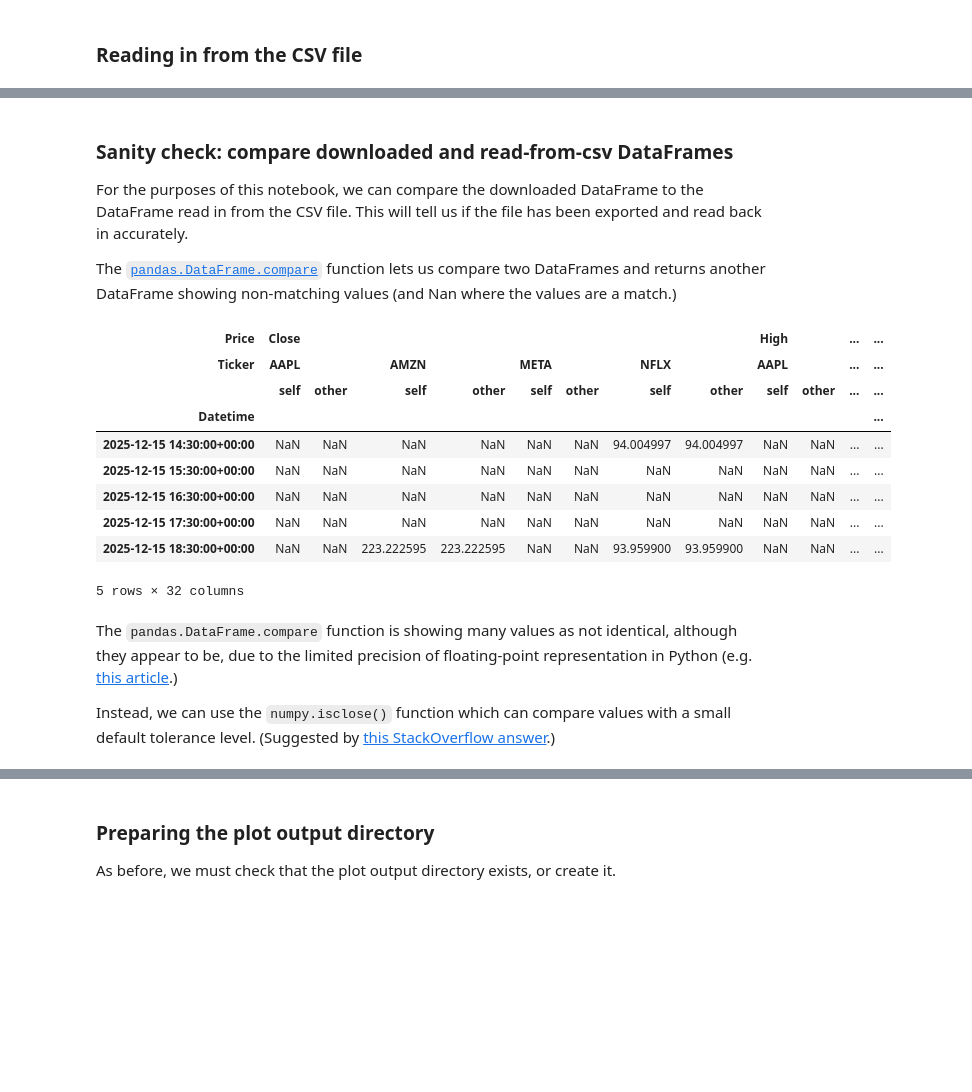
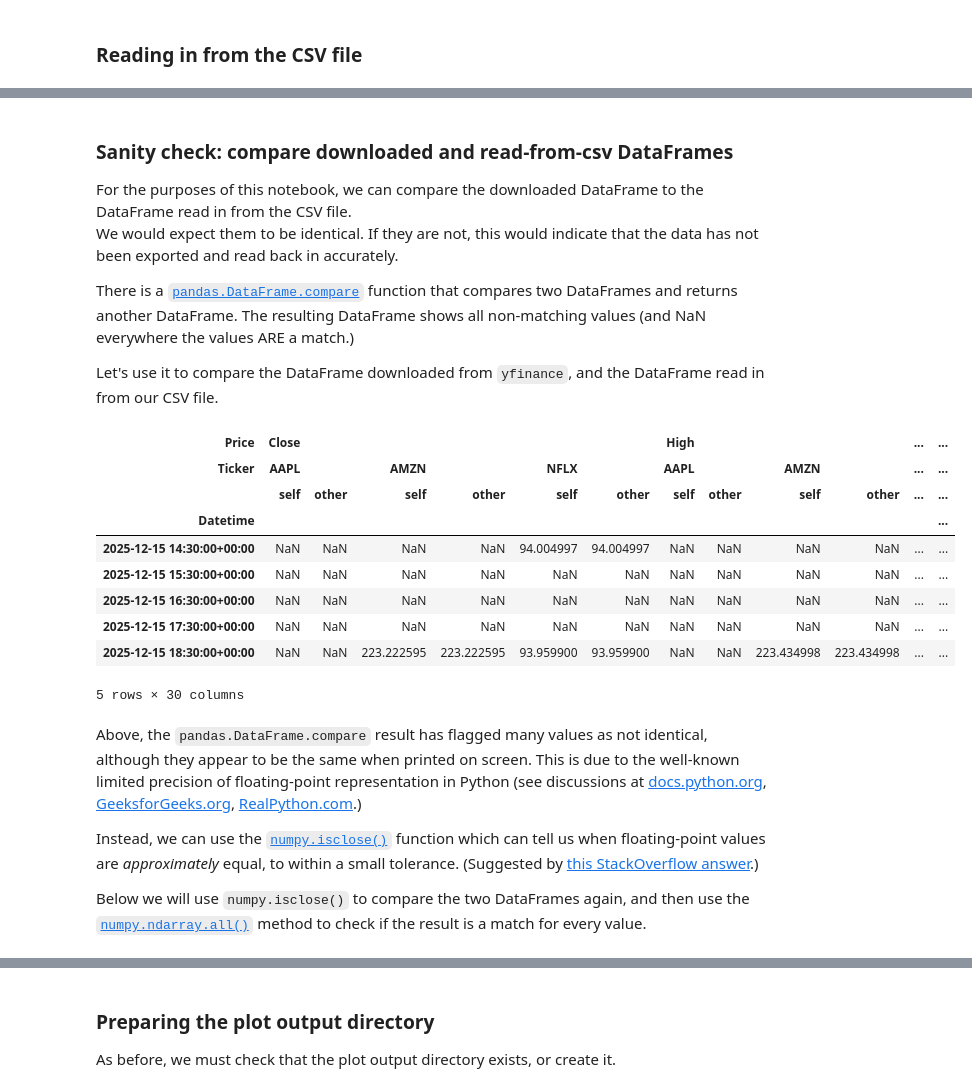
Before and after one commit to SuColl/computer-infrastructure-assessment, a Jupyter notebook: problems.ipynb, the cells around one changed output, grey strips where cells are left out. Saved outputs shown, nothing was run; the diff lists cells and outputs as text; code cells hidden in the pictures; blank space fills up the shorter version.

```diff
--- a/problems.ipynb
+++ b/problems.ipynb
@@ -195,7 +205,9 @@ Approach:
 # %%
 # Function to get the latest valid data file, using filename
 def get_latest_valid_file(directory):
-    """Return the file in a directory with the latest timestamp in the filename."""
+    """Return the file in a directory with the latest timestamp in the
+    filename.
+    """
 
     # List the files in the data_read directory
     files_in_directory = os.listdir(directory)
@@ -210,8 +222,8 @@ def get_latest_valid_file(directory):
     # Create empty list to hold matching filenames
     files_match_pattern= []
 
-    # Iterate through the files in the data_read directory and get the ones with
-    # filenames matching the pattern
+    # Iterate through the files in the data_read directory and get the
+    # ones with filenames matching the pattern
     for file in files_in_directory:
         if re.match(search_pattern, file):
             # If a filename matches the regex string, add it to the new list
@@ -238,16 +250,22 @@ Directory data/ contains 17 files with appropriate filenames: the latest one is
 ### Reading in from the CSV file
 # %%
 def read_stock_data_from_csv(file):
-    """Read stock data from a CSV file that was written from a yfinance download."""
+    """Read stock data from a CSV file that was written from a
+    yfinance download.
+    """
 
     # Reading DataFrame from CSV file using pandas.read_csv()
     # (Ref: https://pandas.pydata.org/docs/reference/api/pandas.read_csv.html).
     # Parameters:
-    # header=[0,1] - The first two rows of the CSV file contain MultiIndex header information,
-    # index_col=0 - I want column 0, the dates, to be the index of the resulting DataFrame,
-    # parse_dates=[0] - I want the index values to be parsed as dates (i.e. as datetime objects.)
+    # header=[0,1] - The first two rows of the CSV file contain
+    # MultiIndex header information,
+    # index_col=0 - I want column 0, the dates, to be the index of the
+    # resulting DataFrame,
+    # parse_dates=[0] - I want the index values to be parsed as dates
+    # (i.e. as datetime objects.)
     # (adapted from https://stackoverflow.com/a/37453925)
-    dataframe_read = pd.read_csv(file, header=[0,1], index_col=0, parse_dates=[0])
+    dataframe_read = pd.read_csv(file, header=[0,1],
+                                index_col=0, parse_dates=[0])
 
     # Print info to let the user know what has been done
     print(f"Read in: {file}")
@@ -255,9 +273,9 @@ def read_stock_data_from_csv(file):
     # Return the new DataFrame
     return dataframe_read
 
-
 # Run this function
 df_to_plot = read_stock_data_from_csv(data_read_dir + data_read_filename)
+
 # Look at the first 5 rows of the read-in DataFrame.
 df_to_plot.head(5)
 # %% [output]
@@ -274,31 +292,37 @@ Read in: data/20251219-170247.csv
 # %% [markdown]
 ### Sanity check: compare downloaded and read-from-csv DataFrames
 For the purposes of this notebook, we can compare the downloaded DataFrame to
-the DataFrame read in from the CSV file. This will tell us if the file has been
+the DataFrame read in from the CSV file.
+We would expect them to be identical.
+If they are not, this would indicate that the data has not been
 exported and read back in accurately.
 
-The [`pandas.DataFrame.compare`](https://pandas.pydata.org/docs/reference/api/pandas.DataFrame.compare.html)
-function lets us compare two DataFrames and returns another DataFrame showing
-non-matching values (and Nan where the values are a match.)
+There is a [`pandas.DataFrame.compare`](https://pandas.pydata.org/docs/reference/api/pandas.DataFrame.compare.html)
+function that compares two DataFrames and returns another DataFrame. The resulting DataFrame shows
+all non-matching values (and NaN everywhere the values ARE a match.)
+
+Let's use it to compare the DataFrame downloaded from `yfinance`, and the DataFrame read in from our CSV file.
 # %%
-# Comparing the downloaded and read-from-file DataFrames.
-df_to_plot.compare(df_downloaded).head()
+# Compare the downloaded and read-from-file DataFrames,
+# and show the first 5 rows.
+df_to_plot.compare(df_downloaded).head(5)
 # %% [output]
-| Price | Close |  |  |  |  |  |  |  | High |  | ... | ... |
-| Ticker | AAPL |  | AMZN |  | META |  | NFLX |  | AAPL |  | ... | ... |
+| Price | Close |  |  |  |  |  | High |  |  |  | ... | ... |
+| Ticker | AAPL |  | AMZN |  | NFLX |  | AAPL |  | AMZN |  | ... | ... |
 |  | self | other | self | other | self | other | self | other | self | other | ... | ... |
 | Datetime |  |  |  |  |  |  |  |  |  |  |  | ... |
-| 2025-12-15 14:30:00+00:00 | NaN | NaN | NaN | NaN | NaN | NaN | 94.004997 | 94.004997 | NaN | NaN | ... | ... |
+| 2025-12-15 14:30:00+00:00 | NaN | NaN | NaN | NaN | 94.004997 | 94.004997 | NaN | NaN | NaN | NaN | ... | ... |
 | 2025-12-15 15:30:00+00:00 | NaN | NaN | NaN | NaN | NaN | NaN | NaN | NaN | NaN | NaN | ... | ... |
 | 2025-12-15 16:30:00+00:00 | NaN | NaN | NaN | NaN | NaN | NaN | NaN | NaN | NaN | NaN | ... | ... |
 | 2025-12-15 17:30:00+00:00 | NaN | NaN | NaN | NaN | NaN | NaN | NaN | NaN | NaN | NaN | ... | ... |
-| 2025-12-15 18:30:00+00:00 | NaN | NaN | 223.222595 | 223.222595 | NaN | NaN | 93.959900 | 93.959900 | NaN | NaN | ... | ... |
+| 2025-12-15 18:30:00+00:00 | NaN | NaN | 223.222595 | 223.222595 | 93.959900 | 93.959900 | NaN | NaN | 223.434998 | 223.434998 | ... | ... |
-5 rows × 32 columns
+5 rows × 30 columns
 # %% [markdown]
-The `pandas.DataFrame.compare` function is showing many values as not identical,
-although they appear to be, due to the limited precision of floating-point
-representation in Python (e.g. [this article](https://www.geeksforgeeks.org/python/comparing-floating-points-number-for-almost-equality-in-python/).)
+Above, the `pandas.DataFrame.compare` result has flagged many values as not identical,
+although they appear to be the same when printed on screen. This is due to the well-known limited precision of floating-point
+representation in Python (see discussions at [docs.python.org](https://docs.python.org/3/tutorial/floatingpoint.html), [GeeksforGeeks.org](https://www.geeksforgeeks.org/python/comparing-floating-points-number-for-almost-equality-in-python/), [RealPython.com](https://realpython.com/python-operators-expressions/#comparison-of-floating-point-values).)
 
-Instead, we can use the `numpy.isclose()` function which can compare values with
-a small default tolerance level. (Suggested by [this StackOverflow answer](https://stackoverflow.com/a/33549675).)
+Instead, we can use the [`numpy.isclose()`](https://numpy.org/doc/stable/reference/generated/numpy.isclose.html) function which can tell us when floating-point values are _approximately_ equal, to within a small tolerance. (Suggested by [this StackOverflow answer](https://stackoverflow.com/a/33549675).)
+
+Below we will use `numpy.isclose()` to compare the two DataFrames again, and then use the [`numpy.ndarray.all()`](https://numpy.org/devdocs/reference/generated/numpy.ndarray.all.html#numpy.ndarray.all) method to check if the result is a match for every value.
 # %%
```
Also changed, not shown: parts of 33 cells of this notebook, 15 other files.
